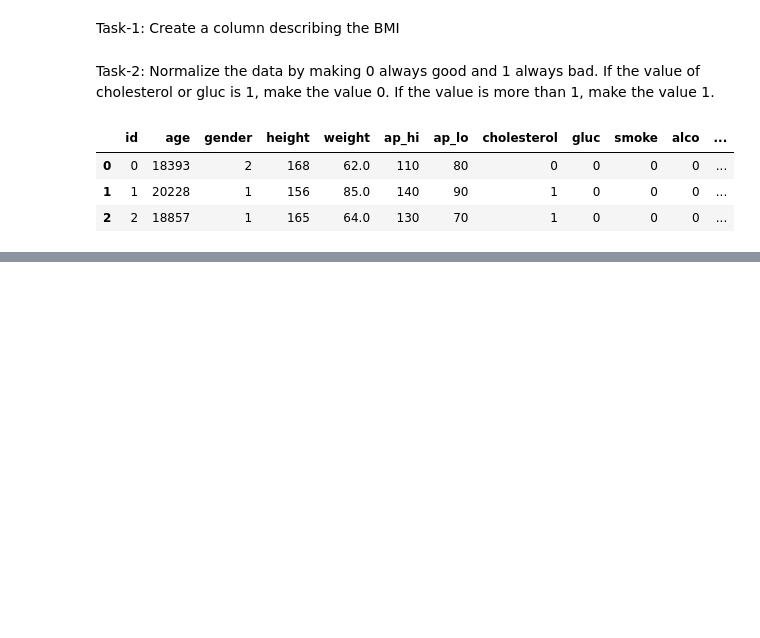
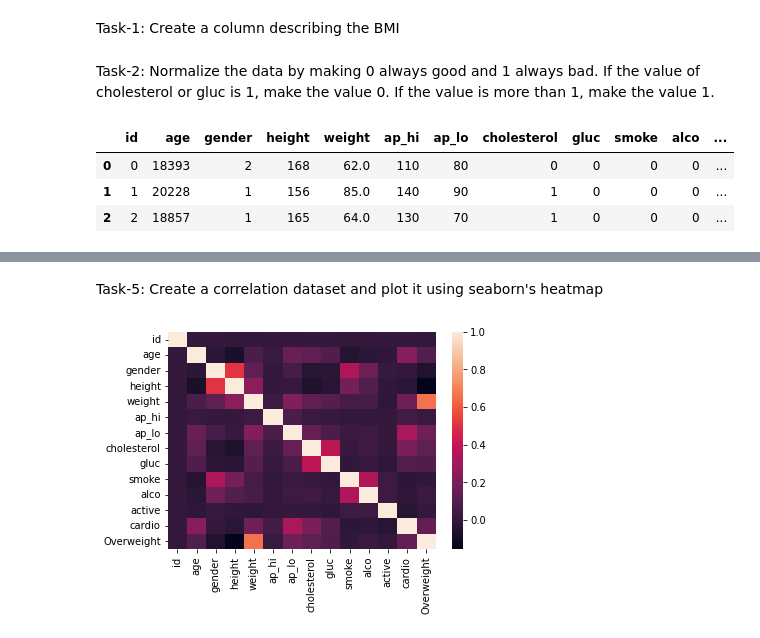
Before and after one commit to Akhil-Theerthala/FreeCodeCamp_Data-Analysis-with-Python, a Jupyter notebook: #3 Medical Data Visualization/medical_data.ipynb, the cells around one changed output, grey strips where cells are left out. Drawn from its saved outputs; the diff is of its cells as text; code cells hidden in the pictures; blank space fills up the shorter version.

```diff
--- a/#3 Medical Data Visualization/medical_data.ipynb
+++ b/#3 Medical Data Visualization/medical_data.ipynb
@@ -30,0 +58,12 @@ df.head(3)
+# %% [markdown]
+Task-5: Create a correlation dataset and plot it using seaborn's heatmap
+# %%
+df_corr = df_heat.corr()
+mask = np.zeros_like(df_corr, dtype=bool)
+mask[np.triu_indices_from(mask)] = True
+
+fig,ax = plt.subplots()
+ax = sns.heatmap(df_corr)
+fig.savefig('correlation_2.jpg')
+# %% [output]
+[figure, added]
```
Also changed, not shown: parts of 6 cells of this notebook.
